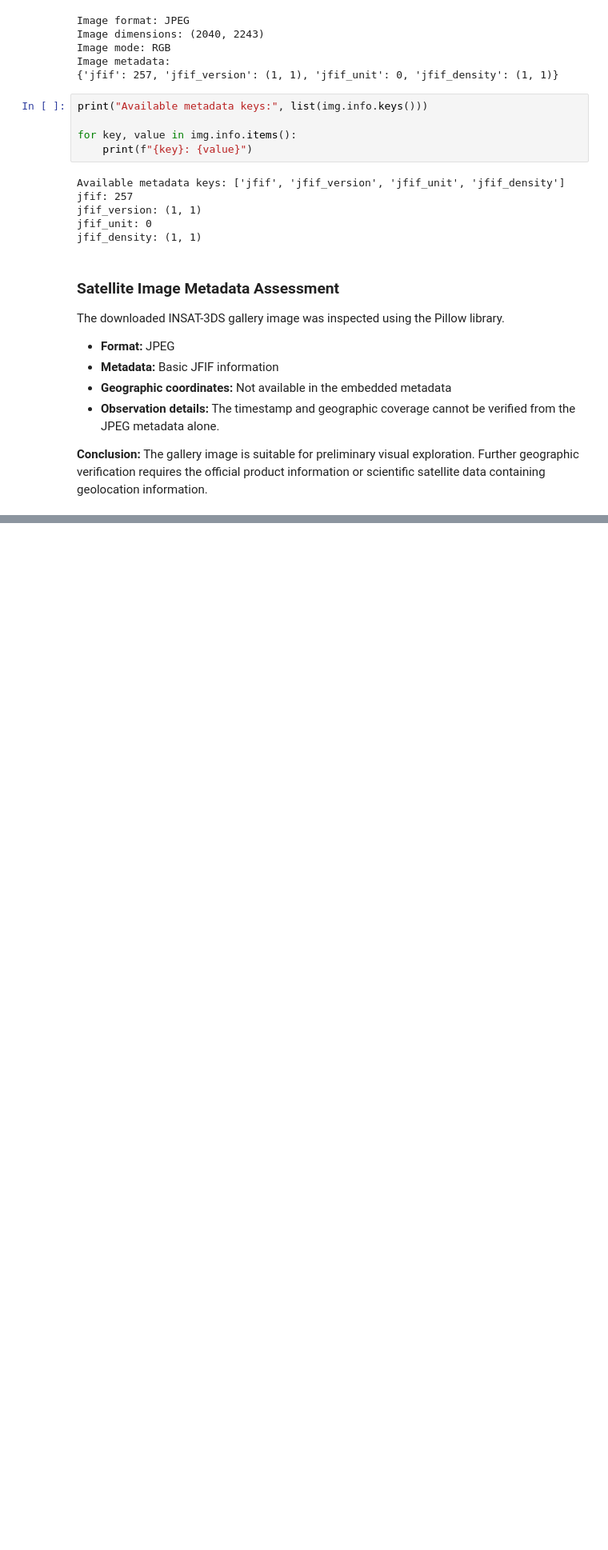
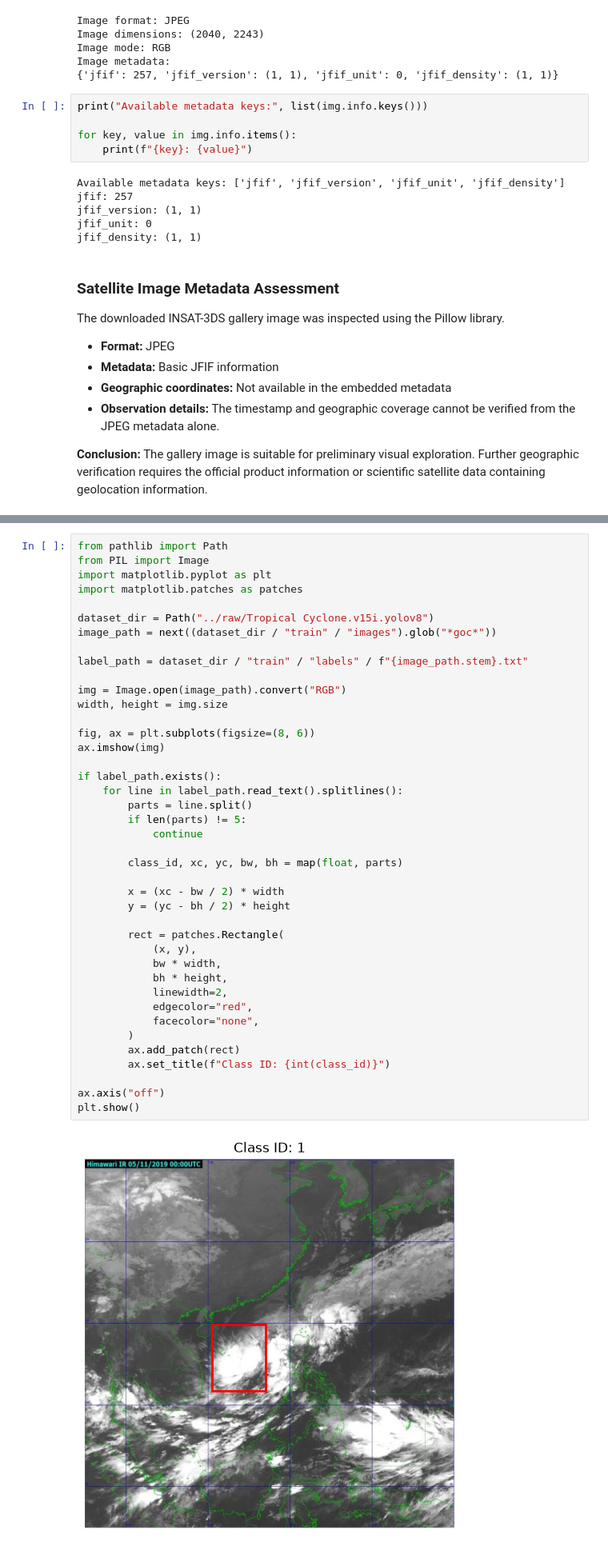
Before and after one commit to Sreoshh/tropical-cyclone-detection, a Jupyter notebook: data/notebooks/02_satellite_image_exploration.ipynb, the cells around one changed output, grey strips where cells are left out. Shown at 80% size. Drawn from its saved outputs; the diff is of its cells as text; blank space fills up the shorter version.

Commit message:
Trying out different datasets

```diff
--- a/data/notebooks/02_satellite_image_exploration.ipynb
+++ b/data/notebooks/02_satellite_image_exploration.ipynb
@@ -341,0 +451,43 @@ The downloaded INSAT-3DS gallery image was inspected using the Pillow library.
+# %%
+from pathlib import Path
+from PIL import Image
+import matplotlib.pyplot as plt
+import matplotlib.patches as patches
+
+dataset_dir = Path("../raw/Tropical Cyclone.v15i.yolov8")
+image_path = next((dataset_dir / "train" / "images").glob("*goc*"))
+
+label_path = dataset_dir / "train" / "labels" / f"{image_path.stem}.txt"
+
+img = Image.open(image_path).convert("RGB")
+width, height = img.size
+
+fig, ax = plt.subplots(figsize=(8, 6))
+ax.imshow(img)
+
+if label_path.exists():
+    for line in label_path.read_text().splitlines():
+        parts = line.split()
+        if len(parts) != 5:
+            continue
+
+        class_id, xc, yc, bw, bh = map(float, parts)
+
+        x = (xc - bw / 2) * width
+        y = (yc - bh / 2) * height
+
+        rect = patches.Rectangle(
+            (x, y),
+            bw * width,
+            bh * height,
+            linewidth=2,
+            edgecolor="red",
+            facecolor="none",
+        )
+        ax.add_patch(rect)
+        ax.set_title(f"Class ID: {int(class_id)}")
+
+ax.axis("off")
+plt.show()
+# %% [output]
+[figure, added]
```
Also changed, not shown: parts of 15 cells of this notebook.
